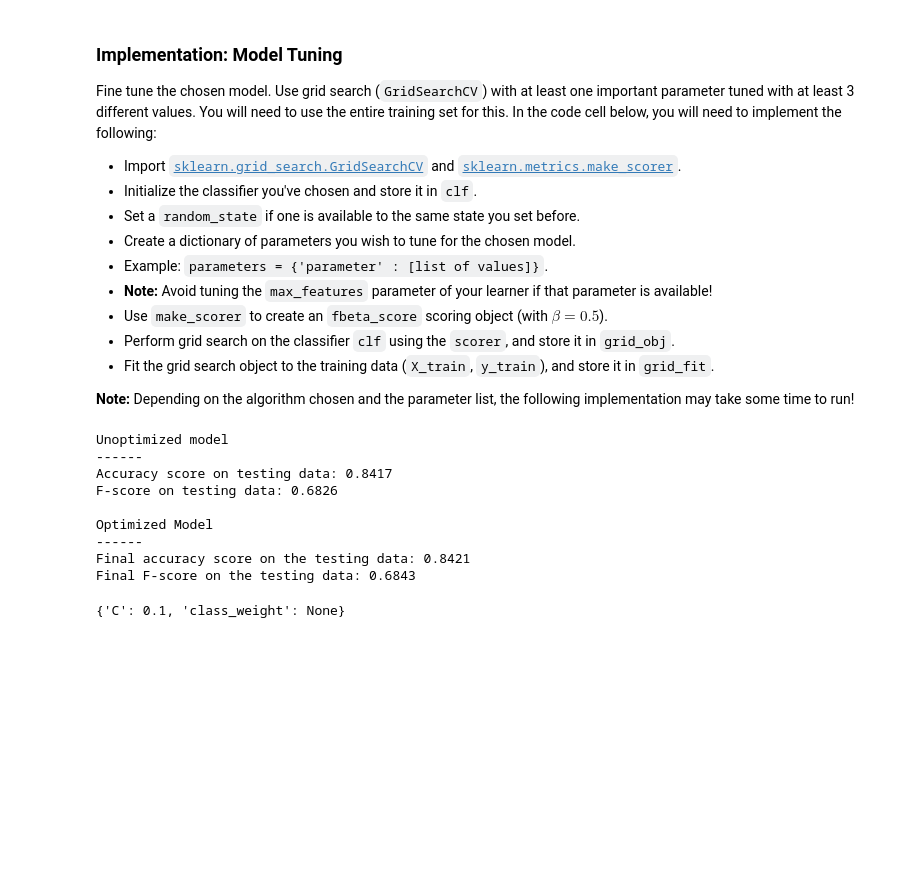
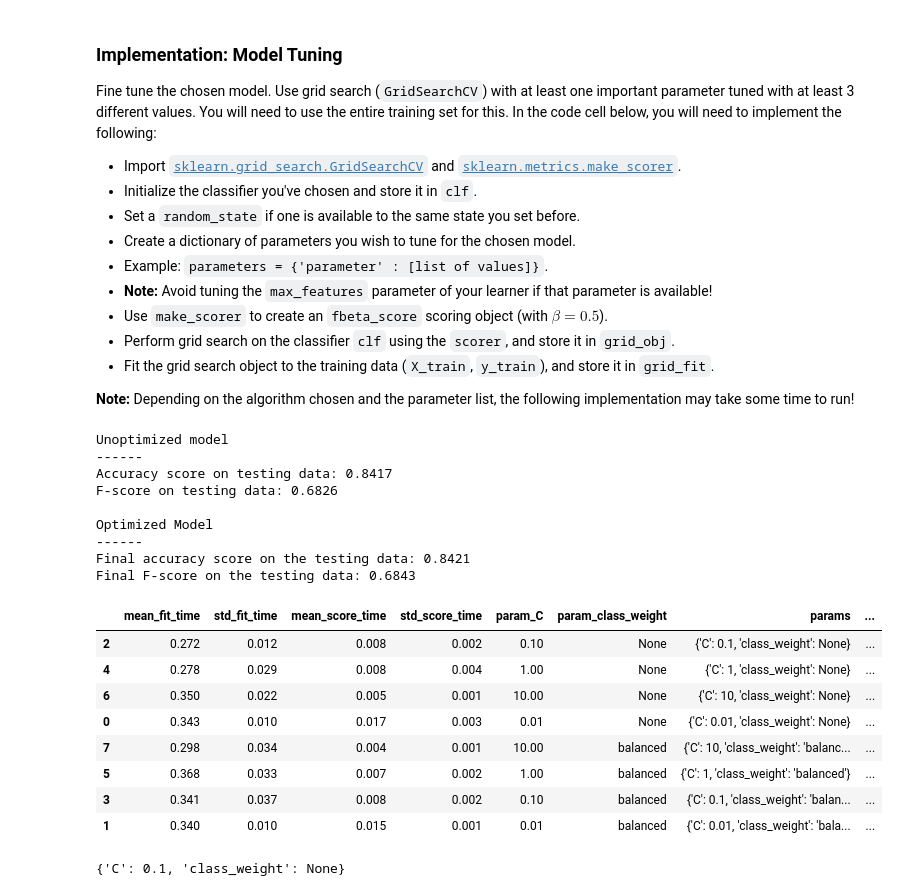
Before and after one commit to birbarino/Python-Projects, a Jupyter notebook: machine-learning/sup-ml-project/finding_donors.ipynb, the cells around one changed output. Saved outputs shown, nothing was run; the diff lists cells and outputs as text; code cells hidden in the pictures; blank space fills up the shorter version.

```diff
--- a/machine-learning/sup-ml-project/finding_donors.ipynb
+++ b/machine-learning/sup-ml-project/finding_donors.ipynb
@@ -533,6 +545,19 @@ Optimized Model
 ------
 Final accuracy score on the testing data: 0.8421
 Final F-score on the testing data: 0.6843
+# %%
+cv_df = pd.DataFrame(grid_fit.cv_results_ ).sort_values('rank_test_score')
+cv_df.apply(lambda x: round(x, 3) if x.dtypes == float else x)
+# %% [output]
+|  | mean_fit_time | std_fit_time | mean_score_time | std_score_time | param_C | param_class_weight | params | ... |
+| 2 | 0.272 | 0.012 | 0.008 | 0.002 | 0.10 | None | {'C': 0.1, 'class_weight': None} | ... |
+| 4 | 0.278 | 0.029 | 0.008 | 0.004 | 1.00 | None | {'C': 1, 'class_weight': None} | ... |
+| 6 | 0.350 | 0.022 | 0.005 | 0.001 | 10.00 | None | {'C': 10, 'class_weight': None} | ... |
+| 0 | 0.343 | 0.010 | 0.017 | 0.003 | 0.01 | None | {'C': 0.01, 'class_weight': None} | ... |
+| 7 | 0.298 | 0.034 | 0.004 | 0.001 | 10.00 | balanced | {'C': 10, 'class_weight': 'balanc... | ... |
+| 5 | 0.368 | 0.033 | 0.007 | 0.002 | 1.00 | balanced | {'C': 1, 'class_weight': 'balanced'} | ... |
+| 3 | 0.341 | 0.037 | 0.008 | 0.002 | 0.10 | balanced | {'C': 0.1, 'class_weight': 'balan... | ... |
+| 1 | 0.340 | 0.010 | 0.015 | 0.001 | 0.01 | balanced | {'C': 0.01, 'class_weight': 'bala... | ... |
 # %%
 print(grid_obj.best_params_)
 # %% [output]
```
Also changed, not shown: parts of 14 cells of this notebook.
